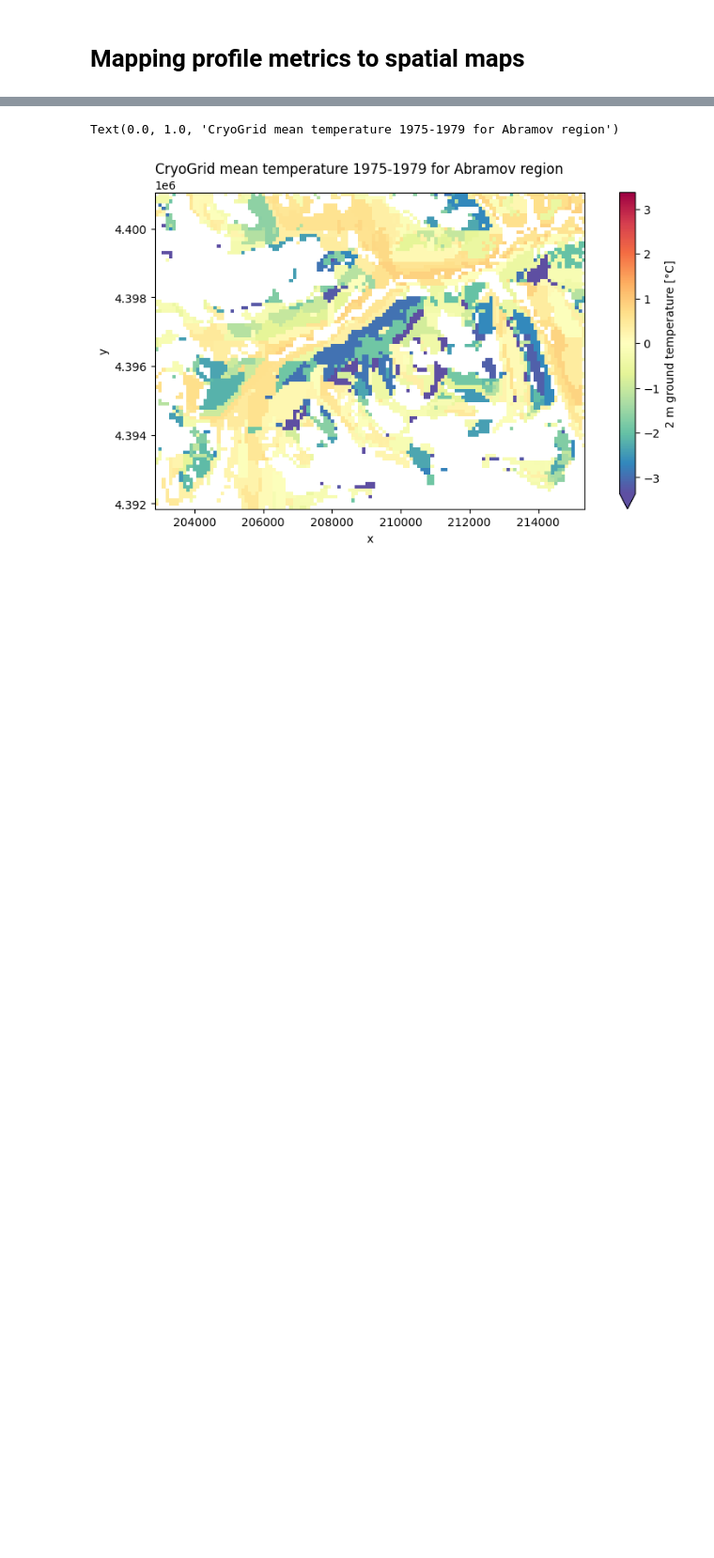
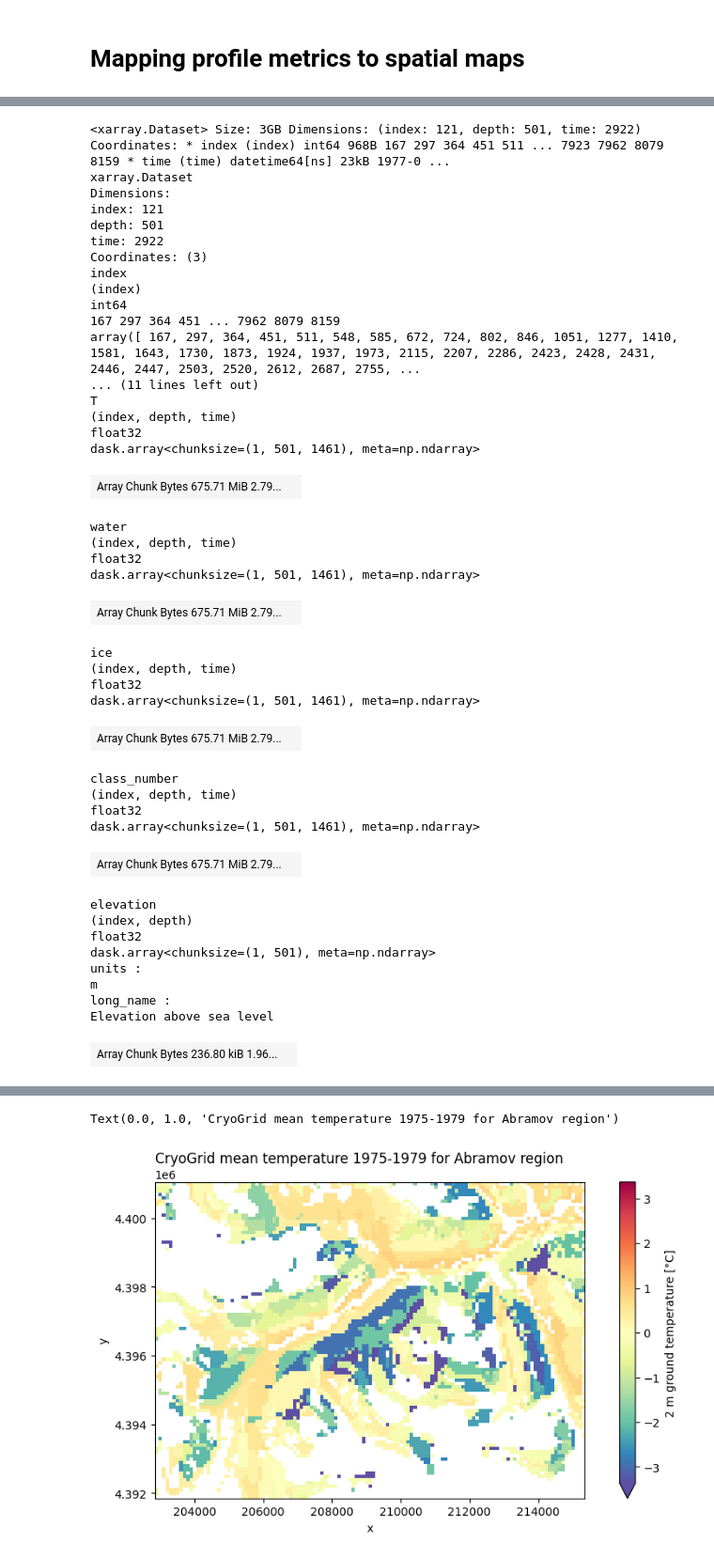
Before and after one commit to lukegre/CryoGrid-pyTools, a Jupyter notebook: demo.ipynb, the cells around one changed output, grey strips where cells are left out. Shown at 94% size. Drawn from its saved outputs; the diff is of its cells as text; code cells hidden in the pictures; blank space fills up the shorter version.

```diff
--- a/demo.ipynb
+++ b/demo.ipynb
@@ -135,7 +183,7 @@ import cryogrid_pytools.viz as viz
 import rioxarray as rxr
 # %%
 # all data using regex pattern - [0-9]+ is the run number, 197[5-9] is 1975-1979, [0-9]{4} is the mmdd part of the date
-fname_profiles = '/Users/luke/Work/PAMIR/CryoGrid-run-manager/runs/abramov-test0/output/profiles_mat/abramov-test0_[0-9]+_197[5-9][0-9]{4}.mat'
+fname_profiles = '/Users/luke/Work/PAMIR/CryoGrid-run-manager/runs/abramov-test0/output/profiles_mat/abramov-test0_[0-9]+_197[8-9][0-9]{4}.mat'
 fname_spatial  = "/Users/luke/Work/PAMIR/CryoGrid-run-manager/runs/abramov-test0/run_spatial_info.mat"
 
 ds_profiles = cg.read_OUT_regridded_files(fname_profiles, deepest_point=-20)
@@ -149,0 +197,45 @@ ds_profiles = cg.read_OUT_regridded_files(fname_profiles, deepest_point=-20)
+# %%
+ds_profiles
+# %% [output]
+<xarray.Dataset> Size: 3GB Dimensions: (index: 121, depth: 501, time: 2922) Coordinates: * index (index) int64 968B 167 297 364 451 511 ... 7923 7962 8079 8159 * time (time) datetime64[ns] 23kB 1977-0 ...
+xarray.Dataset
+Dimensions:
+index: 121
+depth: 501
+time: 2922
+Coordinates: (3)
+index
+(index)
+int64
+167 297 364 451 ... 7962 8079 8159
+array([ 167, 297, 364, 451, 511, 548, 585, 672, 724, 802, 846, 1051, 1277, 1410, 1581, 1643, 1730, 1873, 1924, 1937, 1973, 2115, 2207, 2286, 2423, 2428, 2431, 2446, 2447, 2503, 2520, 2612, 2687, 2755, ...
+... (11 lines left out)
+T
+(index, depth, time)
+float32
+dask.array<chunksize=(1, 501, 1461), meta=np.ndarray>
+| Array Chunk Bytes 675.71 MiB 2.79... |  |
+water
+(index, depth, time)
+float32
+dask.array<chunksize=(1, 501, 1461), meta=np.ndarray>
+| Array Chunk Bytes 675.71 MiB 2.79... |  |
+ice
+(index, depth, time)
+float32
+dask.array<chunksize=(1, 501, 1461), meta=np.ndarray>
+| Array Chunk Bytes 675.71 MiB 2.79... |  |
+class_number
+(index, depth, time)
+float32
+dask.array<chunksize=(1, 501, 1461), meta=np.ndarray>
+| Array Chunk Bytes 675.71 MiB 2.79... |  |
+elevation
+(index, depth)
+float32
+dask.array<chunksize=(1, 501), meta=np.ndarray>
+units :
+m
+long_name :
+Elevation above sea level
+| Array Chunk Bytes 236.80 kiB 1.96... |  |
```
Also changed, not shown: parts of 8 cells of this notebook, 4 other files.
